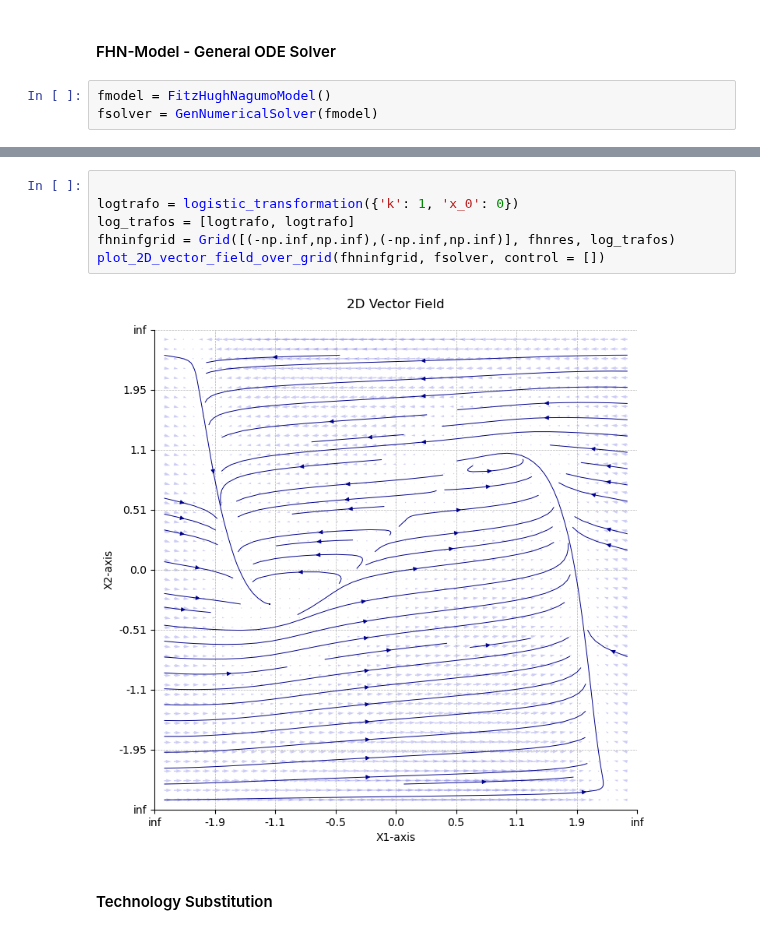
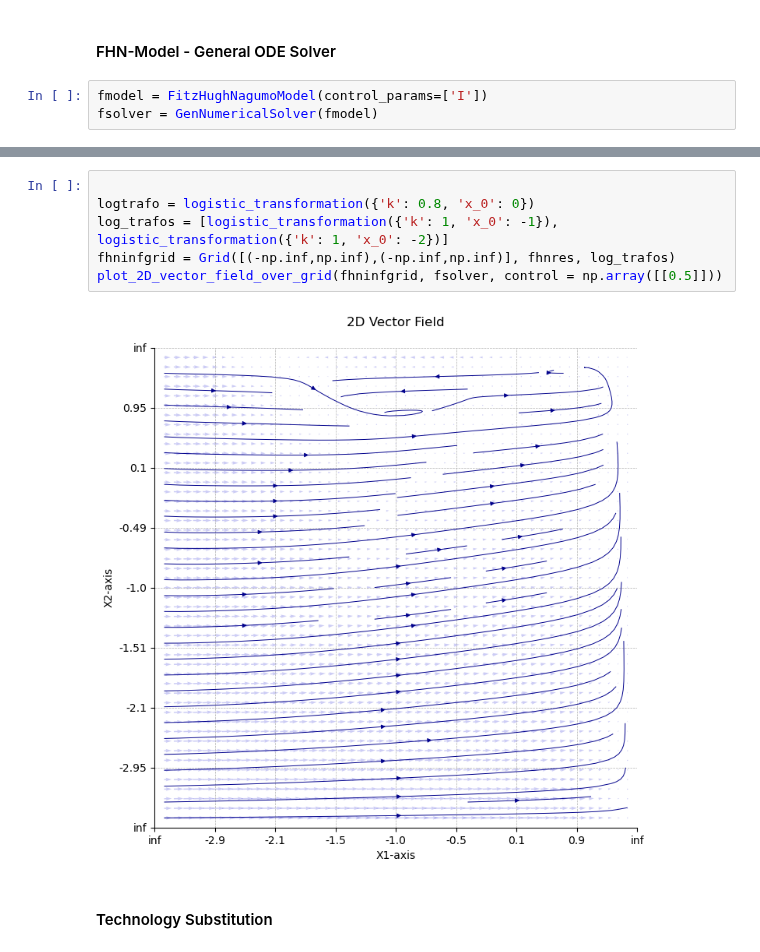
Before and after one commit to Lighfe/mdp-world-model, a Jupyter notebook: data_generation/visualization/plot_tests.ipynb, the cells around one changed output, grey strips where cells are left out. Drawn from its saved outputs; the diff is of its cells as text.

```diff
--- a/data_generation/visualization/plot_tests.ipynb
+++ b/data_generation/visualization/plot_tests.ipynb
@@ -44,6 +44,6 @@ plot_2D_vector_field(test_vectorfield, [[-1, 1], [-1, 1]])
 # %% [markdown]
 #### FHN-Model - General ODE Solver
 # %%
-fmodel = FitzHughNagumoModel()
+fmodel = FitzHughNagumoModel(control_params=['I'])
 fsolver = GenNumericalSolver(fmodel)
 # %%
@@ -56,11 +56,11 @@ plot_2D_vector_field_over_grid(fhngrid, fsolver, control = [])
 # %%
 
-logtrafo = logistic_transformation({'k': 1, 'x_0': 0})
-log_trafos = [logtrafo, logtrafo]
+logtrafo = logistic_transformation({'k': 0.8, 'x_0': 0})
+log_trafos = [logistic_transformation({'k': 1, 'x_0': -1}), logistic_transformation({'k': 1, 'x_0': -2})]
 fhninfgrid = Grid([(-np.inf,np.inf),(-np.inf,np.inf)], fhnres, log_trafos)
-plot_2D_vector_field_over_grid(fhninfgrid, fsolver, control = [])
+plot_2D_vector_field_over_grid(fhninfgrid, fsolver, control = np.array([[0.5]]))
 # %% [output]
-[figure, old version]
+[figure, new version]
 # %% [markdown]
 #### Technology Substitution
 # %%
```
Also changed, not shown: parts of 5 cells of this notebook, 4 other files.
